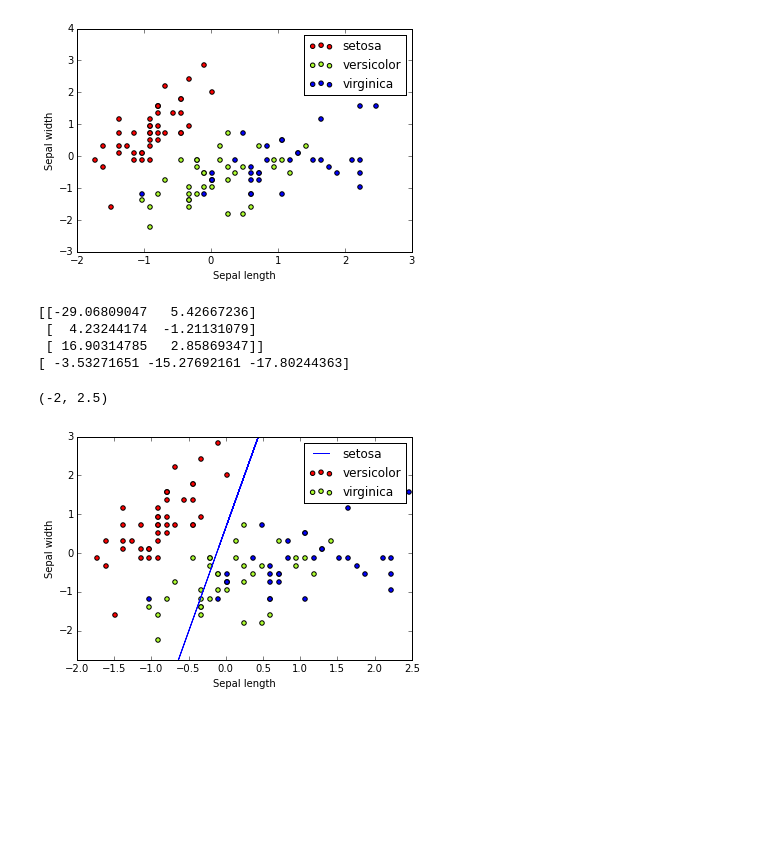
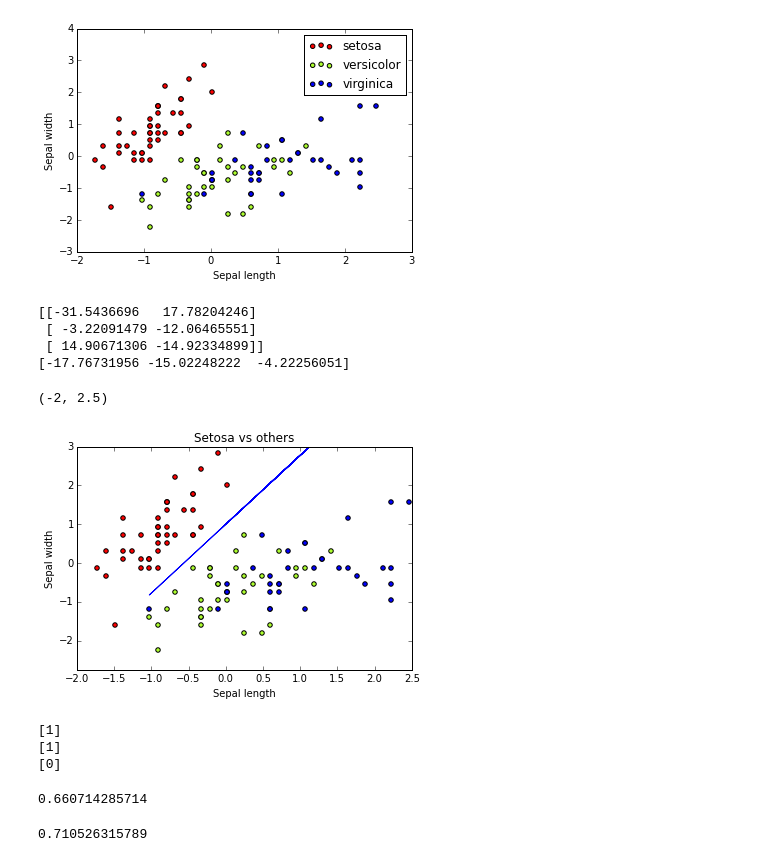
Before and after one commit to john-science/data_science_by_example, a Jupyter notebook: examples/4_classifying_irisses/4_sgd.ipynb, the cells around one changed output. Saved outputs shown, nothing was run; the diff lists cells and outputs as text; code cells hidden in the pictures; blank space fills up the shorter version.

```diff
--- a/examples/4_classifying_irisses/4_sgd.ipynb
+++ b/examples/4_classifying_irisses/4_sgd.ipynb
@@ -14,13 +14,13 @@ y = y_iris
 
 # split data set into test and real sets
 from sklearn.cross_validation import train_test_split
-from sklearn import preprocessing
+from sklearn.preprocessing import StandardScaler
 
 x_train, x_test = train_test_split(x, test_size=0.25, random_state=33)
 y_train, y_test = train_test_split(y, test_size=0.25, random_state=33)
 
 # normalize test data so each feature has a mean of 0.0 and a std dev of 1.0
-scaler_x = preprocessing.StandardScaler().fit(x_train)
+scaler_x = StandardScaler().fit(x_train)
 x_train = scaler_x.transform(x_train)
 x_test = scaler_x.transform(x_test)
 # %%
@@ -44,7 +44,7 @@ plt.ylabel('Sepal width')
 [figure]
 # %%
 """ Now let's use the Stochiast Gradient Descent linear
-    fit model to classify the data into groups.
+    fit model to classify the iris data into two groups.
 """
 from sklearn.linear_model import SGDClassifier
 
@@ -54,40 +54,62 @@ clf.fit(x_train, y_train)
 print(clf.coef_)
 print(clf.intercept_)
 # %% [output]
-[[-29.06809047   5.42667236]
- [  4.23244174  -1.21131079]
- [ 16.90314785   2.85869347]]
-[ -3.53271651 -15.27692161 -17.80244363]
+[[-31.5436696   17.78204246]
+ [ -3.22091479 -12.06465551]
+ [ 14.90671306 -14.92334899]]
+[-17.76731956 -15.02248222  -4.22256051]
 # %%
 """ Okay, so what we have above are the parameters to fit three different lines.
     These lines represent the split of the tree different types of irisses.
     But to my eye, only the red is really well separated from the others,
     so we'll just plot the one more interesting fit line.
 """
 import numpy as np
 
 x_min = x_train[:, 0].min() - 0.5
 x_max = x_train[:, 0].max() + 0.5
 y_min = x_train[:, 1].min() - 0.5
 y_max = x_train[:, 1].max() + 0.5
 
 xs = np.arange(x_min, x_max, 0.5)
 
 colors = ['red', 'greenyellow', 'blue']
 
 for i in range(len(colors)):
     xs = x_train[:, 0][y_train == i]
     ys = x_train[:, 1][y_train == i]
     plt.scatter(xs, ys, c=colors[i])
 
 ys = (-clf.intercept_[0] - xs * clf.coef_[0, 0]) / clf.coef_[0, 1]
 plt.plot(xs, ys, hold=True)
 
-plt.legend(iris.target_names)
+plt.title('Setosa vs others')
 plt.xlabel('Sepal length')
 plt.ylabel('Sepal width')
 plt.ylim(-2.75, 3)
 plt.xlim(-2, 2.5)
 # %% [output]
 (-2, 2.5)
-[figure, old version]
+[figure, new version]
+# %%
+""" Let's use our new classifier to predict a few new instances """
+print(clf.predict(scaler_x.transform([[2.0, 0.1]])))
+print(clf.predict(scaler_x.transform([[0.0, -3.1]])))
+print(clf.predict(scaler_x.transform([[-1.3, 2.1]])))
+# %% [output]
+[1]
+[1]
+[0]
+# %%
+""" Let's see how accurately it predicts the training data. """
+from sklearn import metrics
+y_train_pred = clf.predict(x_train)
+print(metrics.accuracy_score(y_train, y_train_pred))
+# %% [output]
+0.660714285714
+# %%
+""" Let's see how the classifier does on the testing data. """
+y_pred = clf.predict(x_test)
+print(metrics.accuracy_score(y_test, y_pred))
+# %% [output]
+0.710526315789
```
Also changed, not shown: parts of 3 cells of this notebook.
